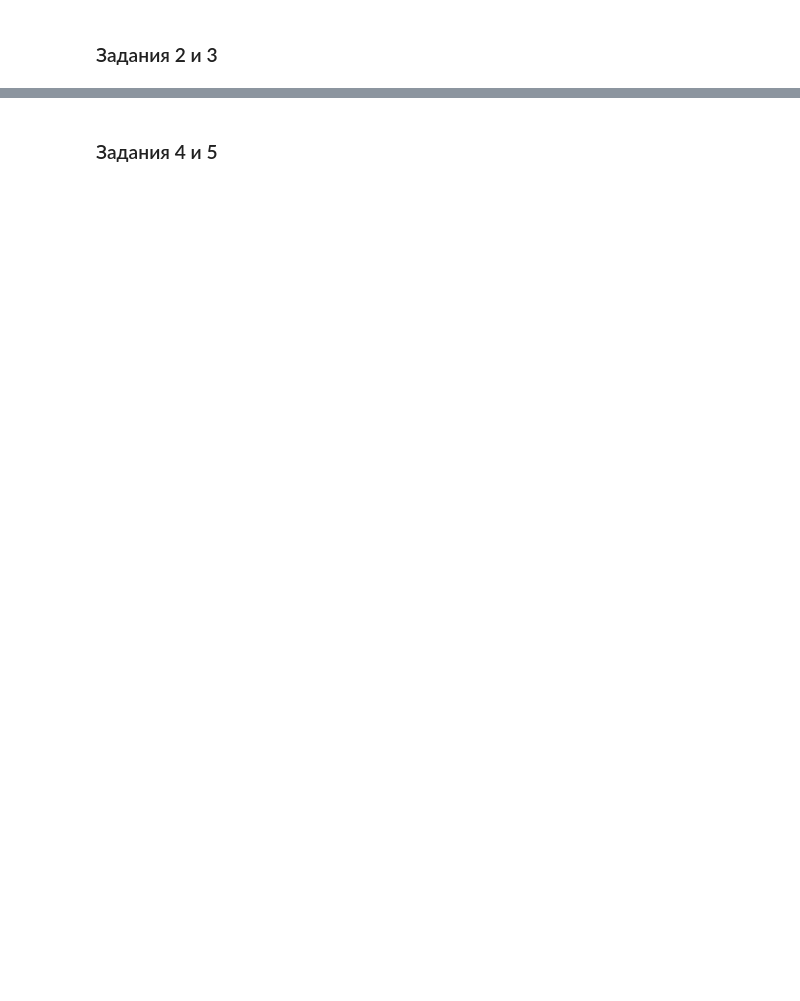
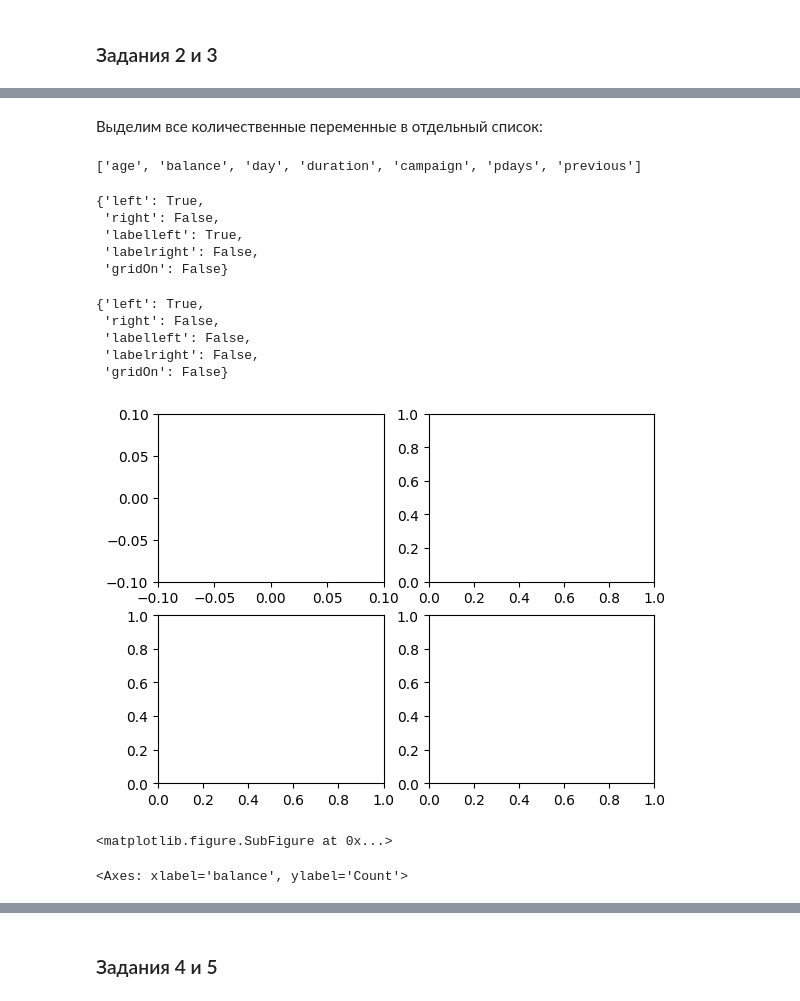
Before and after one commit to botovalex/SFDC, a Jupyter notebook: ML/Project_4_ML.ipynb, the cells around one changed output, grey strips where cells are left out. Saved outputs shown, nothing was run; the diff lists cells and outputs as text; code cells hidden in the pictures; blank space fills up the shorter version.

```diff
--- a/ML/Project_4_ML.ipynb
+++ b/ML/Project_4_ML.ipynb
@@ -253,0 +276,62 @@ df shape after delete:  (10105, 17)
+# %% [markdown]
+Выделим все количественные переменные в отдельный список:
+# %%
+df_types = df.dtypes
+q_features = list(df_types[df_types != 'object'].index)
+q_features
+# %% [output]
+['age', 'balance', 'day', 'duration', 'campaign', 'pdays', 'previous']
+# %%
+ax_hist.xaxis.get_tick_params()
+# %% [output]
+{'left': True,
+ 'right': False,
+ 'labelleft': True,
+ 'labelright': False,
+ 'gridOn': False}
+# %%
+ax_box.xaxis.get_tick_params()
+# %% [output]
+{'left': True,
+ 'right': False,
+ 'labelleft': False,
+ 'labelright': False,
+ 'gridOn': False}
+# %%
+ax1 = plt.subplot(221)
+ax1.margins(.5)
+ax2 = plt.subplot(222)
+ax3 = plt.subplot(223)
+ax4 = plt.subplot(224)
+
+plt.show()
+# %% [output]
+[figure, added]
+# %%
+fig = plt.figure(layout="constrained")
+subfigs = fig.subfigures(1, 2, wspace=0.07, width_ratios=[1.5, 1.])
+axs0 = subfigs[0].subplots(2, 2)
+subfigs[0].set_facecolor('0.9')
+subfigs[0].suptitle('subfigs[0]\nLeft side')
+subfigs[0].supxlabel('xlabel for subfigs[0]')
+
+axs1 = subfigs[1].subplots(3, 1)
+subfigs[1].suptitle('subfigs[1]')
+# subfigs[1].supylabel('ylabel for subfigs[1]')
+# %% [output]
+<matplotlib.figure.SubFigure at 0x...>
+# %%
+nrows = round(len(q_features)/2)
+
+fig = plt.figure(layout='constrained', figsize=[155, 10])
+subfigs = fig.subfigures(nrows=len(q_features), ncols=1, wspace=0.07)
+
+(ax_box, ax_hist) = subfigs[0].subplots(2, 1)
+sns.boxplot(df['age'], orient='h', ax=ax_box)
+sns.histplot(data=df, x='age', ax=ax_hist)
+
+(ax_box1, ax_hist1) = subfigs[1].subplots(2, 1)
+sns.boxplot(df['balance'], orient='h', ax=ax_box1)
+sns.histplot(data=df, x='balance', ax=ax_hist1)
+# %% [output]
+<Axes: xlabel='balance', ylabel='Count'>
```
Also changed, not shown: parts of 8 cells of this notebook.
